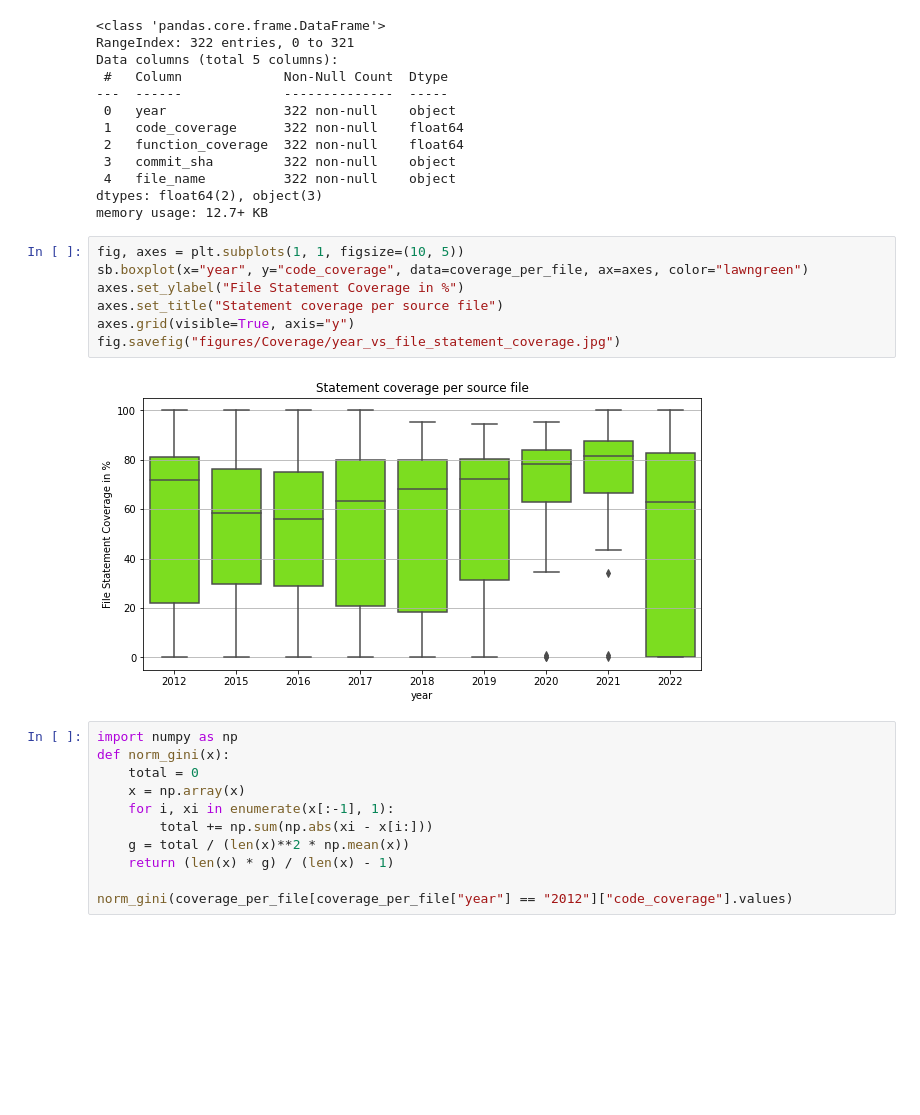
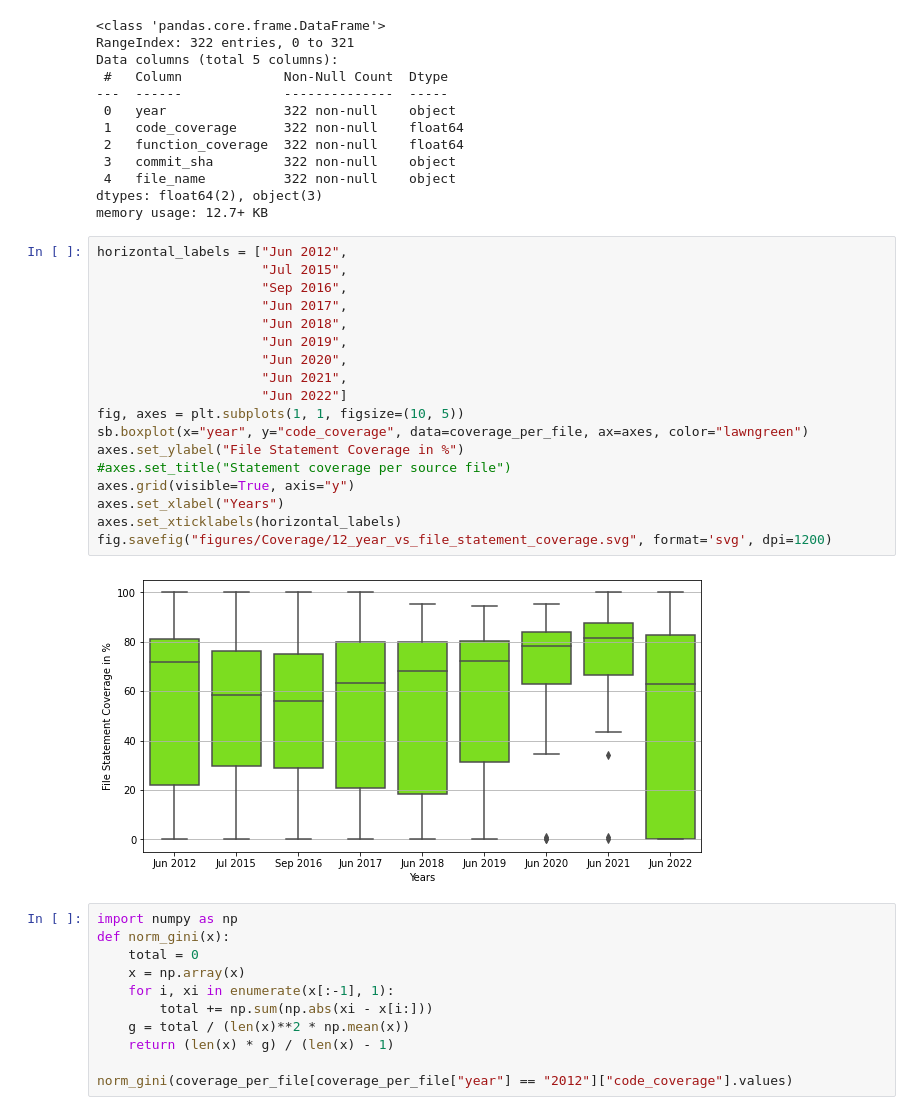
Before and after one commit to Greenpepper15/BA, a Jupyter notebook: exploration/code_coverage.ipynb, the cells around one changed output. Saved outputs shown, nothing was run; the diff lists cells and outputs as text; blank space fills up the shorter version.

```diff
--- a/exploration/code_coverage.ipynb
+++ b/exploration/code_coverage.ipynb
@@ -131,14 +142,25 @@ Data columns (total 5 columns):
 dtypes: float64(2), object(3)
 memory usage: 12.7+ KB
 # %%
+horizontal_labels = ["Jun 2012",
+                     "Jul 2015",
+                     "Sep 2016",
+                     "Jun 2017",
+                     "Jun 2018",
+                     "Jun 2019",
+                     "Jun 2020",
+                     "Jun 2021",
+                     "Jun 2022"]
 fig, axes = plt.subplots(1, 1, figsize=(10, 5))
 sb.boxplot(x="year", y="code_coverage", data=coverage_per_file, ax=axes, color="lawngreen")
 axes.set_ylabel("File Statement Coverage in %")
-axes.set_title("Statement coverage per source file")
+#axes.set_title("Statement coverage per source file")
 axes.grid(visible=True, axis="y")
-fig.savefig("figures/Coverage/year_vs_file_statement_coverage.jpg")
+axes.set_xlabel("Years")
+axes.set_xticklabels(horizontal_labels)
+fig.savefig("figures/Coverage/12_year_vs_file_statement_coverage.svg", format='svg', dpi=1200)
 # %% [output]
-[figure, old version]
+[figure, new version]
 # %%
 import numpy as np
 def norm_gini(x):
```
Also changed, not shown: parts of 1 cell of this notebook, 9 other files.
